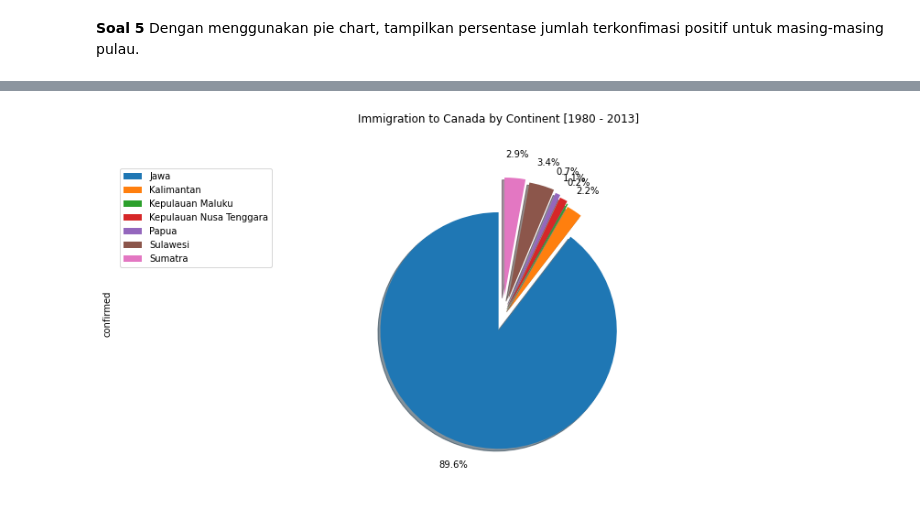
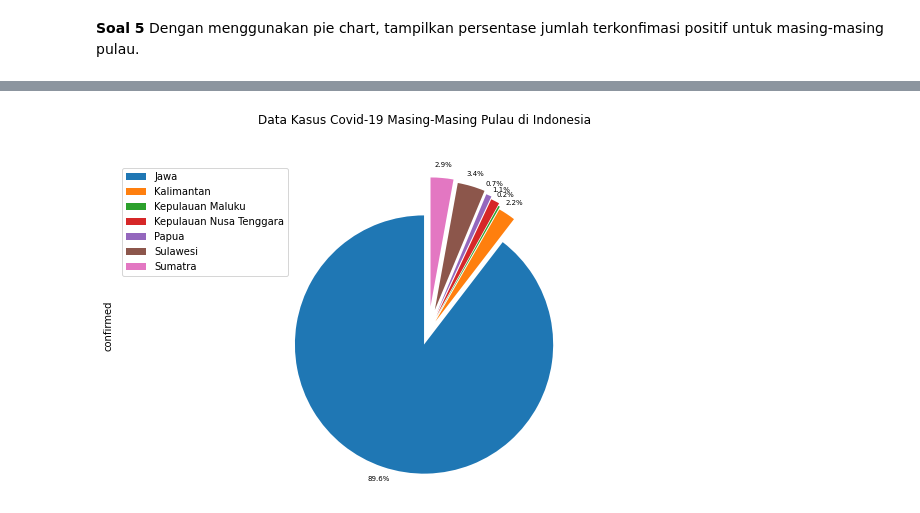
Before and after one commit to farisazizy/data-visualization-assignment, a Jupyter notebook: Midterm.ipynb, the cells around one changed output, grey strips where cells are left out. Saved outputs shown, nothing was run; the diff lists cells and outputs as text; code cells hidden in the pictures.

```diff
--- a/Midterm.ipynb
+++ b/Midterm.ipynb
@@ -188,3 +194,6 @@ data_percent.head(3)
 # %% [markdown]
 **Soal 5**
 Dengan menggunakan pie chart, tampilkan persentase jumlah terkonfimasi positif untuk masing-masing pulau.
+# %%
+data_pulau = data.groupby('island', axis=0).sum()
+data_pulau
@@ -191,24 +210,21 @@ Dengan menggunakan pie chart, tampilkan persentase jumlah terkonfimasi positif u
 # %%
-explode_list = [0.1, 0.1, 0.12 , 0.14, 0.16, 0.18, 0.2] # ratio for each continent with which to offset each wedge.
+explode_list = [0.1, 0.1, 0.12 , 0.14, 0.16, 0.18, 0.2] #ratio
 
 data_pulau['confirmed'].plot(kind='pie',
-                            figsize=(15, 6),
+                            figsize=(11, 6),
                             autopct='%1.1f%%',
                             startangle=90,
-                            shadow=True,
-                            labels=None,         # turn off labels on pie chart
-                            pctdistance=1.2,    # the ratio between the center of each pie slice and the start of the text generated by autopct   # add custom colors
-                            explode=explode_list # 'explode' lowest 3 continents
+                            #shadow=True,
+                            labels=None,
+                            pctdistance=1.1,
+                            textprops={'fontsize': 7},
+                            explode=explode_list
                             )
 
-# scale the title up by 12% to match pctdistance
-plt.title('Immigration to Canada by Continent [1980 - 2013]', y=1.12)
-#plt.figure.patch.set_facecolor('xkcd:mint green')
+plt.title('Data Kasus Covid-19 Masing-Masing Pulau di Indonesia', y=1.1)
 plt.axis('equal')
-
-# add legend
 plt.legend(labels=data_pulau.index, loc='upper left')
 
 plt.show()
 # %% [output]
-[figure, old version]
+[figure, new version]
```
Also changed, not shown: parts of 11 cells of this notebook.
